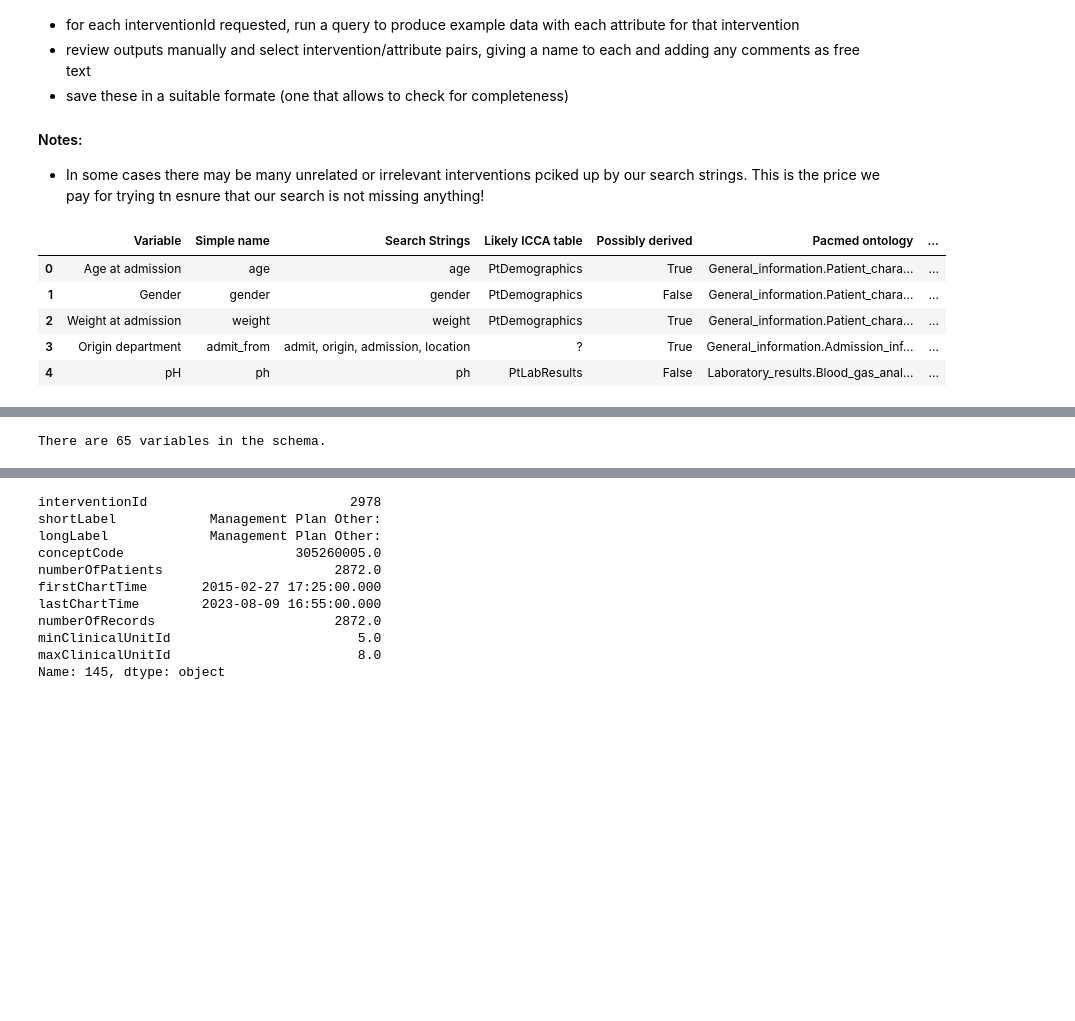
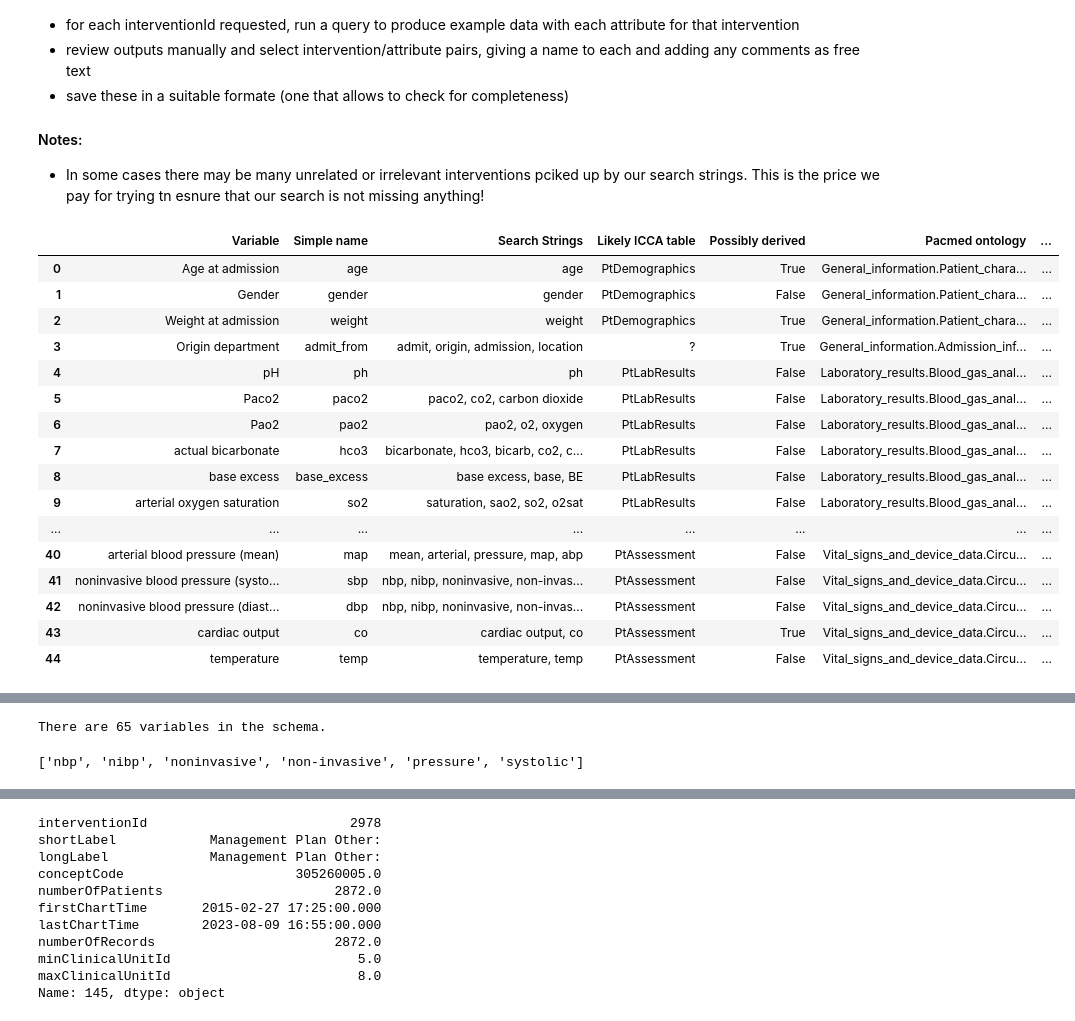
Before and after one commit to UHBristolDataScience/SMARTTDataExtraction, a Jupyter notebook: scripts/mapping_ids.ipynb, the cells around one changed output, grey strips where cells are left out. Cells and saved outputs as stored; diff of their text form; code cells hidden in the pictures; blank space fills up the shorter version.

```diff
--- a/scripts/mapping_ids.ipynb
+++ b/scripts/mapping_ids.ipynb
@@ -28,14 +28,25 @@ schema = pd.read_excel(
     sheet_name='search_strings'
 )
 # %%
-schema.head()
+schema.head(45)
 # %% [output]
 |  | Variable | Simple name | Search Strings | Likely ICCA table | Possibly derived | Pacmed ontology | ... |
 | 0 | Age at admission | age | age | PtDemographics | True | General_information.Patient_chara... | ... |
 | 1 | Gender | gender | gender | PtDemographics | False | General_information.Patient_chara... | ... |
 | 2 | Weight at admission | weight | weight | PtDemographics | True | General_information.Patient_chara... | ... |
 | 3 | Origin department | admit_from | admit, origin, admission, location | ? | True | General_information.Admission_inf... | ... |
 | 4 | pH | ph | ph | PtLabResults | False | Laboratory_results.Blood_gas_anal... | ... |
+| 5 | Paco2 | paco2 | paco2, co2, carbon dioxide | PtLabResults | False | Laboratory_results.Blood_gas_anal... | ... |
+| 6 | Pao2 | pao2 | pao2, o2, oxygen | PtLabResults | False | Laboratory_results.Blood_gas_anal... | ... |
+| 7 | actual bicarbonate | hco3 | bicarbonate, hco3, bicarb, co2, c... | PtLabResults | False | Laboratory_results.Blood_gas_anal... | ... |
+| 8 | base excess | base_excess | base excess, base, BE | PtLabResults | False | Laboratory_results.Blood_gas_anal... | ... |
+| 9 | arterial oxygen saturation | so2 | saturation, sao2, so2, o2sat | PtLabResults | False | Laboratory_results.Blood_gas_anal... | ... |
+| ... | ... | ... | ... | ... | ... | ... | ... |
+| 40 | arterial blood pressure (mean) | map | mean, arterial, pressure, map, abp | PtAssessment | False | Vital_signs_and_device_data.Circu... | ... |
+| 41 | noninvasive blood pressure (systo... | sbp | nbp, nibp, noninvasive, non-invas... | PtAssessment | False | Vital_signs_and_device_data.Circu... | ... |
+| 42 | noninvasive blood pressure (diast... | dbp | nbp, nibp, noninvasive, non-invas... | PtAssessment | False | Vital_signs_and_device_data.Circu... | ... |
+| 43 | cardiac output | co | cardiac output, co | PtAssessment | True | Vital_signs_and_device_data.Circu... | ... |
+| 44 | temperature | temp | temperature, temp | PtAssessment | False | Vital_signs_and_device_data.Circu... | ... |
 # %%
 interventions = pd.read_csv('../data/all_ptassessment_interventions_units_5_8_9.rpt', sep='\t')
 interventions.dropna(axis=0, subset=['shortLabel', 'longLabel'], inplace=True)
@@ -59,3 +74,7 @@ search_strings = schema.loc[variable_id]['Search Strings'].split(',')
+# %%
+search_strings
+# %% [output]
+['nbp', 'nibp', 'noninvasive', 'non-invasive', 'pressure', 'systolic']
 # %%
 logical_index = np.logical_or.reduce(
     [
```
Also changed, not shown: parts of 3 cells of this notebook, 2 other files.
